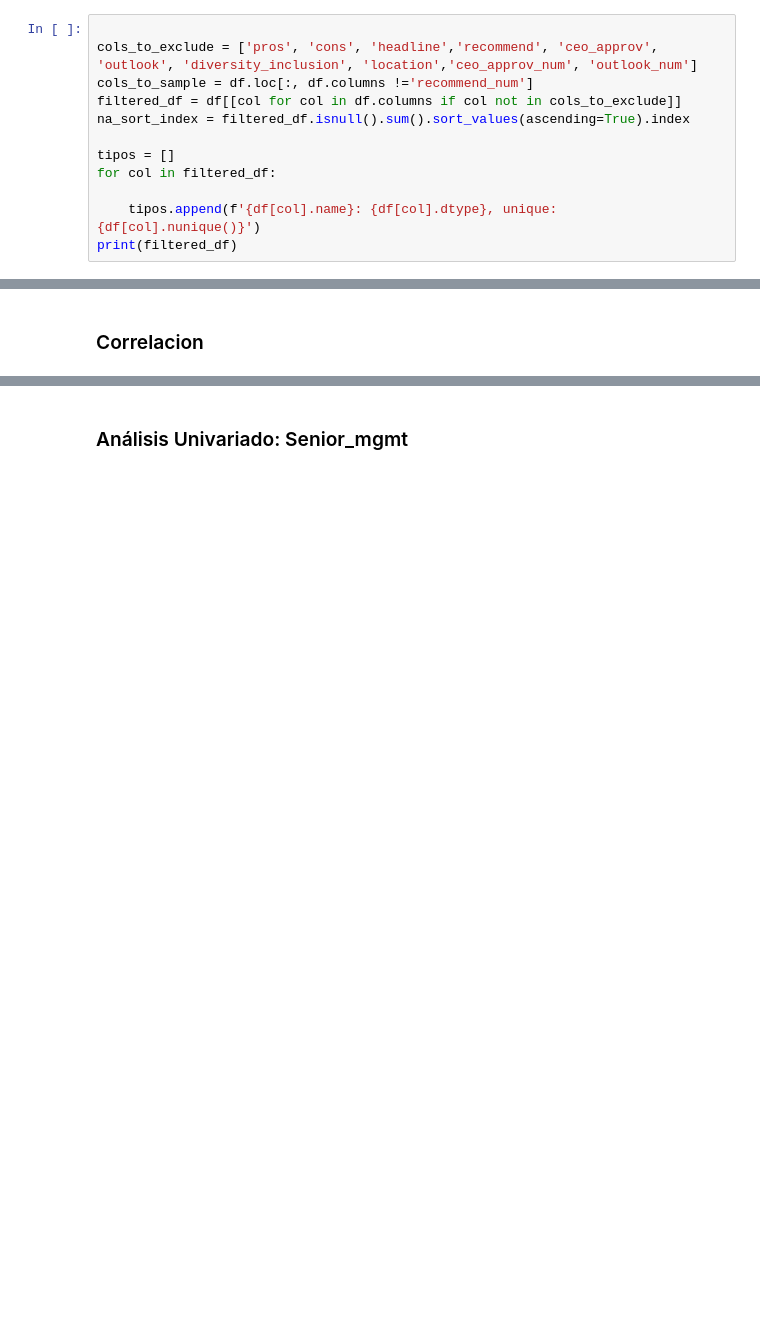
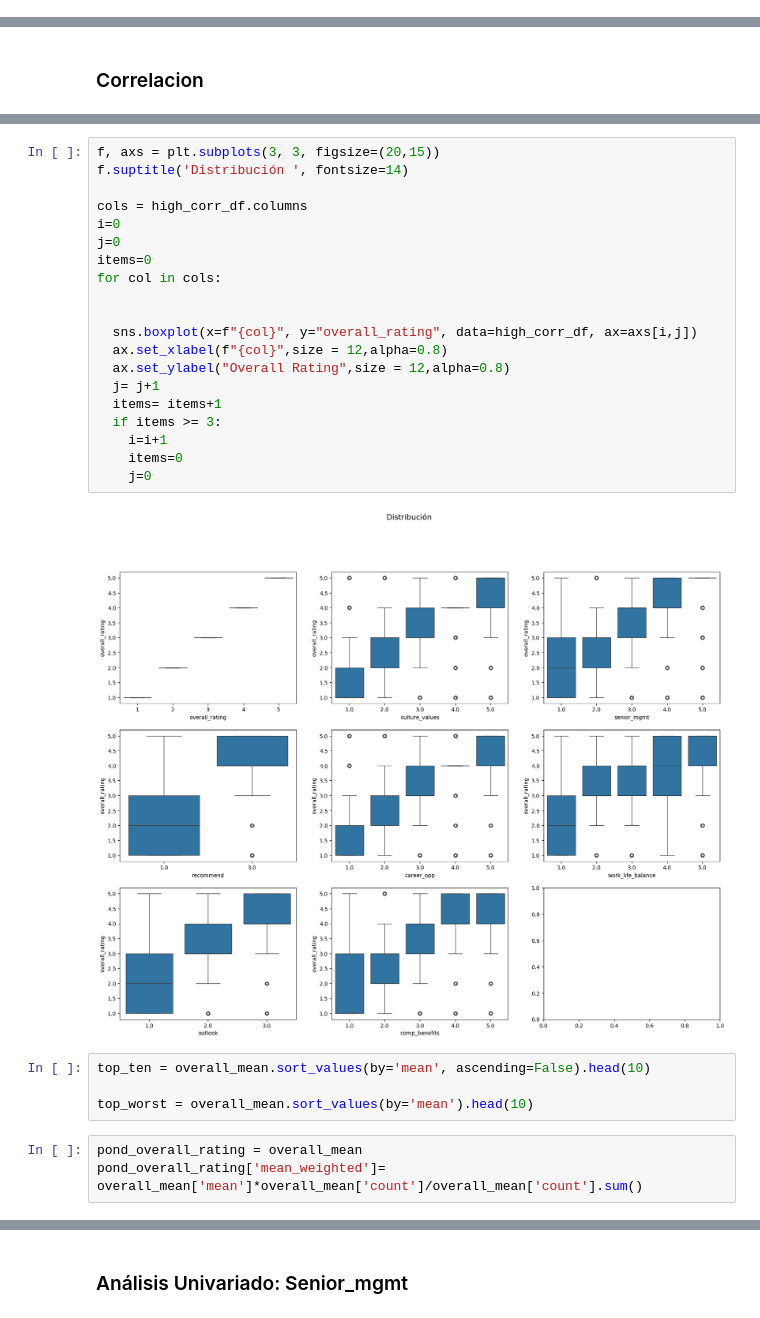
Before and after one commit to worldbp/Coderhouse-DS, a Jupyter notebook: Pre-Entrega Proyecto Final/PreEntregaProyectoFinal+Rojas.ipynb, the cells around one changed output, grey strips where cells are left out. Saved outputs shown, nothing was run; the diff lists cells and outputs as text; blank space fills up the shorter version.

```diff
--- a/Pre-Entrega Proyecto Final/PreEntregaProyectoFinal+Rojas.ipynb
+++ b/Pre-Entrega Proyecto Final/PreEntregaProyectoFinal+Rojas.ipynb
@@ -814,12 +1089,0 @@ Ya dentro de este rango es una buena práctica obtar por técnicas de imputació
-# %%
-
-cols_to_exclude = ['pros', 'cons', 'headline','recommend', 'ceo_approv', 'outlook', 'diversity_inclusion', 'location','ceo_approv_num', 'outlook_num']
-cols_to_sample = df.loc[:, df.columns !='recommend_num']
-filtered_df = df[[col for col in df.columns if col not in cols_to_exclude]]
-na_sort_index = filtered_df.isnull().sum().sort_values(ascending=True).index
-
-tipos = []
-for col in filtered_df:
-
-    tipos.append(f'{df[col].name}: {df[col].dtype}, unique: {df[col].nunique()}')
-print(filtered_df)
@@ -908,0 +1149,29 @@ fig.show()
+# %%
+f, axs = plt.subplots(3, 3, figsize=(20,15))
+f.suptitle('Distribución ', fontsize=14)
+
+cols = high_corr_df.columns
+i=0
+j=0
+items=0
+for col in cols:
+
+
+  sns.boxplot(x=f"{col}", y="overall_rating", data=high_corr_df, ax=axs[i,j])
+  ax.set_xlabel(f"{col}",size = 12,alpha=0.8)
+  ax.set_ylabel("Overall Rating",size = 12,alpha=0.8)
+  j= j+1
+  items= items+1
+  if items >= 3:
+    i=i+1
+    items=0
+    j=0
+# %% [output]
+[figure, added]
+# %%
+top_ten = overall_mean.sort_values(by='mean', ascending=False).head(10)
+
+top_worst = overall_mean.sort_values(by='mean').head(10)
+# %%
+pond_overall_rating = overall_mean
+pond_overall_rating['mean_weighted']= overall_mean['mean']*overall_mean['count']/overall_mean['count'].sum()
```
Also changed, not shown: parts of 149 cells of this notebook.
